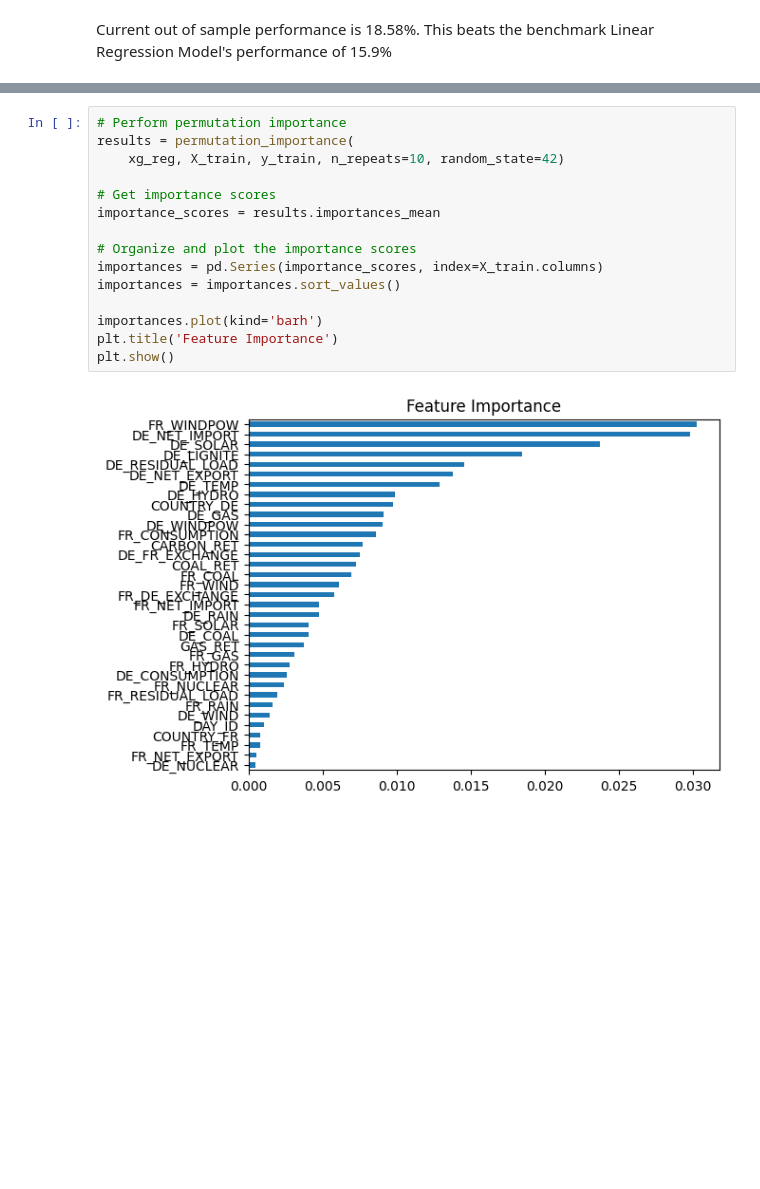
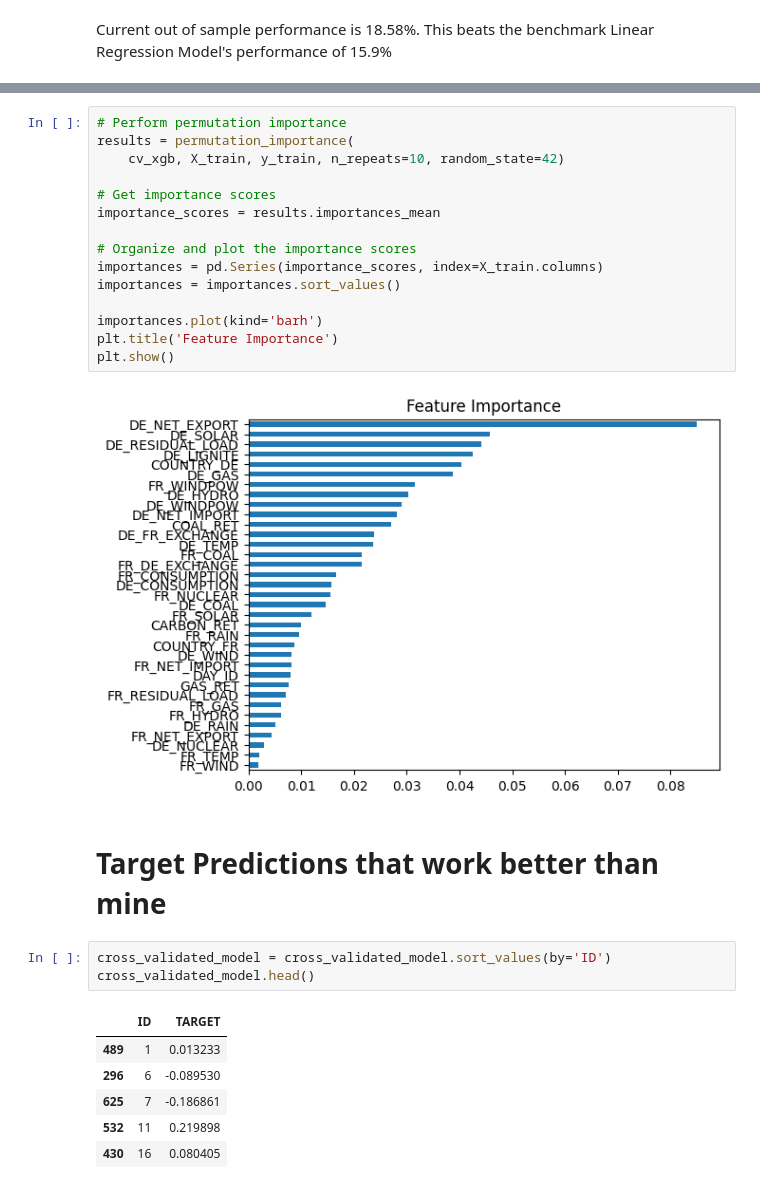
Before and after one commit to talhajamal11/QRT---Electricity-Prices---2023, a Jupyter notebook: src/main.ipynb, the cells around one changed output, grey strips where cells are left out. Drawn from its saved outputs; the diff is of its cells as text; blank space fills up the shorter version.

```diff
--- a/src/main.ipynb
+++ b/src/main.ipynb
@@ -190,7 +317,7 @@ plt.show()
 # %%
 # Perform permutation importance
 results = permutation_importance(
-    xg_reg, X_train, y_train, n_repeats=10, random_state=42)
+    cv_xgb, X_train, y_train, n_repeats=10, random_state=42)
 
 # Get importance scores
 importance_scores = results.importances_mean
@@ -203,4 +330,16 @@ importances.plot(kind='barh')
 plt.title('Feature Importance')
 plt.show()
 # %% [output]
-[figure, old version]
+[figure, new version]
+# %% [markdown]
+# Target Predictions that work better than mine
+# %%
+cross_validated_model = cross_validated_model.sort_values(by='ID')
+cross_validated_model.head()
+# %% [output]
+|  | ID | TARGET |
+| 489 | 1 | 0.013233 |
+| 296 | 6 | -0.089530 |
+| 625 | 7 | -0.186861 |
+| 532 | 11 | 0.219898 |
+| 430 | 16 | 0.080405 |
```
Also changed, not shown: parts of 15 cells of this notebook, 4 other files.
